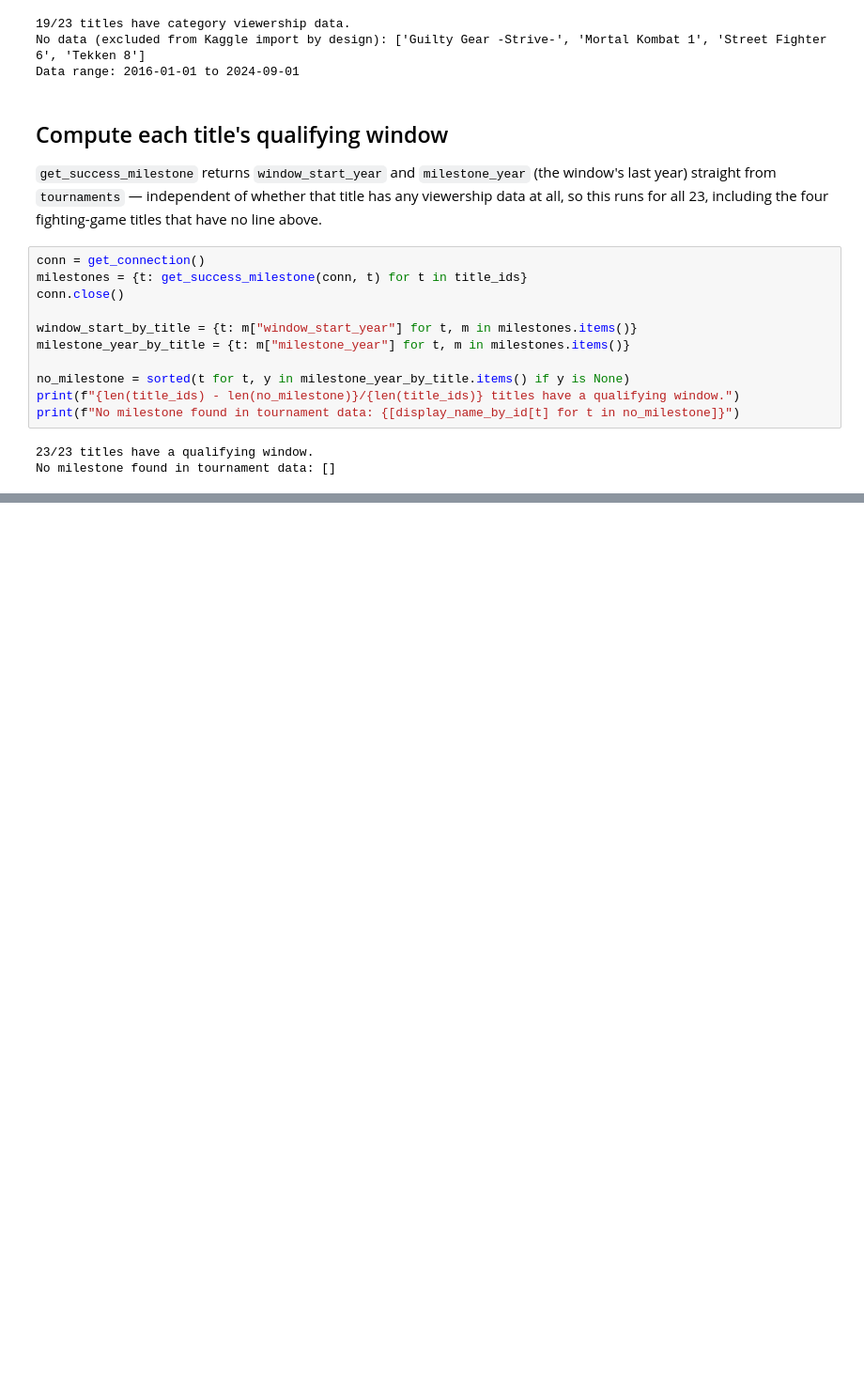
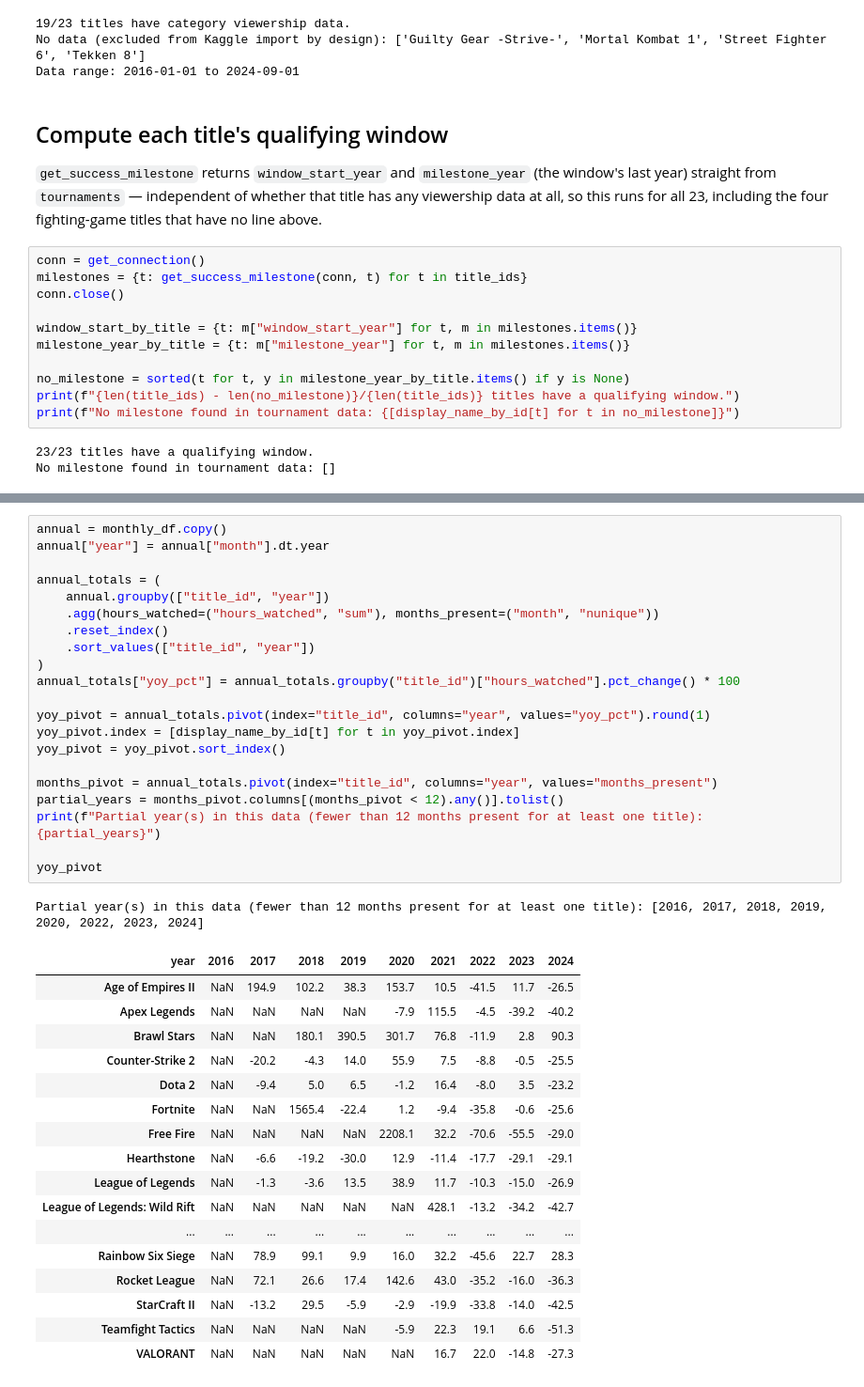
Before and after one commit to JacobH1994/fandomdatapuller, a Jupyter notebook: notebooks/category_trajectories.ipynb, the cells around one changed output, grey strips where cells are left out. Shown at 94% size. Cells and saved outputs as stored; diff of their text form; blank space fills up the shorter version.

```diff
--- a/notebooks/category_trajectories.ipynb
+++ b/notebooks/category_trajectories.ipynb
@@ -286,0 +323,40 @@ plt.show()
+# %%
+annual = monthly_df.copy()
+annual["year"] = annual["month"].dt.year
+
+annual_totals = (
+    annual.groupby(["title_id", "year"])
+    .agg(hours_watched=("hours_watched", "sum"), months_present=("month", "nunique"))
+    .reset_index()
+    .sort_values(["title_id", "year"])
+)
+annual_totals["yoy_pct"] = annual_totals.groupby("title_id")["hours_watched"].pct_change() * 100
+
+yoy_pivot = annual_totals.pivot(index="title_id", columns="year", values="yoy_pct").round(1)
+yoy_pivot.index = [display_name_by_id[t] for t in yoy_pivot.index]
+yoy_pivot = yoy_pivot.sort_index()
+
+months_pivot = annual_totals.pivot(index="title_id", columns="year", values="months_present")
+partial_years = months_pivot.columns[(months_pivot < 12).any()].tolist()
+print(f"Partial year(s) in this data (fewer than 12 months present for at least one title): {partial_years}")
+
+yoy_pivot
+# %% [output]
+Partial year(s) in this data (fewer than 12 months present for at least one title): [2016, 2017, 2018, 2019, 2020, 2022, 2023, 2024]
+| year | 2016 | 2017 | 2018 | 2019 | 2020 | 2021 | 2022 | 2023 | 2024 |
+| Age of Empires II | NaN | 194.9 | 102.2 | 38.3 | 153.7 | 10.5 | -41.5 | 11.7 | -26.5 |
+| Apex Legends | NaN | NaN | NaN | NaN | -7.9 | 115.5 | -4.5 | -39.2 | -40.2 |
+| Brawl Stars | NaN | NaN | 180.1 | 390.5 | 301.7 | 76.8 | -11.9 | 2.8 | 90.3 |
+| Counter-Strike 2 | NaN | -20.2 | -4.3 | 14.0 | 55.9 | 7.5 | -8.8 | -0.5 | -25.5 |
+| Dota 2 | NaN | -9.4 | 5.0 | 6.5 | -1.2 | 16.4 | -8.0 | 3.5 | -23.2 |
+| Fortnite | NaN | NaN | 1565.4 | -22.4 | 1.2 | -9.4 | -35.8 | -0.6 | -25.6 |
+| Free Fire | NaN | NaN | NaN | NaN | 2208.1 | 32.2 | -70.6 | -55.5 | -29.0 |
+| Hearthstone | NaN | -6.6 | -19.2 | -30.0 | 12.9 | -11.4 | -17.7 | -29.1 | -29.1 |
+| League of Legends | NaN | -1.3 | -3.6 | 13.5 | 38.9 | 11.7 | -10.3 | -15.0 | -26.9 |
+| League of Legends: Wild Rift | NaN | NaN | NaN | NaN | NaN | 428.1 | -13.2 | -34.2 | -42.7 |
+| ... | ... | ... | ... | ... | ... | ... | ... | ... | ... |
+| Rainbow Six Siege | NaN | 78.9 | 99.1 | 9.9 | 16.0 | 32.2 | -45.6 | 22.7 | 28.3 |
+| Rocket League | NaN | 72.1 | 26.6 | 17.4 | 142.6 | 43.0 | -35.2 | -16.0 | -36.3 |
+| StarCraft II | NaN | -13.2 | 29.5 | -5.9 | -2.9 | -19.9 | -33.8 | -14.0 | -42.5 |
+| Teamfight Tactics | NaN | NaN | NaN | NaN | -5.9 | 22.3 | 19.1 | 6.6 | -51.3 |
+| VALORANT | NaN | NaN | NaN | NaN | NaN | 16.7 | 22.0 | -14.8 | -27.3 |
```
Also changed, not shown: parts of 7 cells of this notebook, 1 other file.
